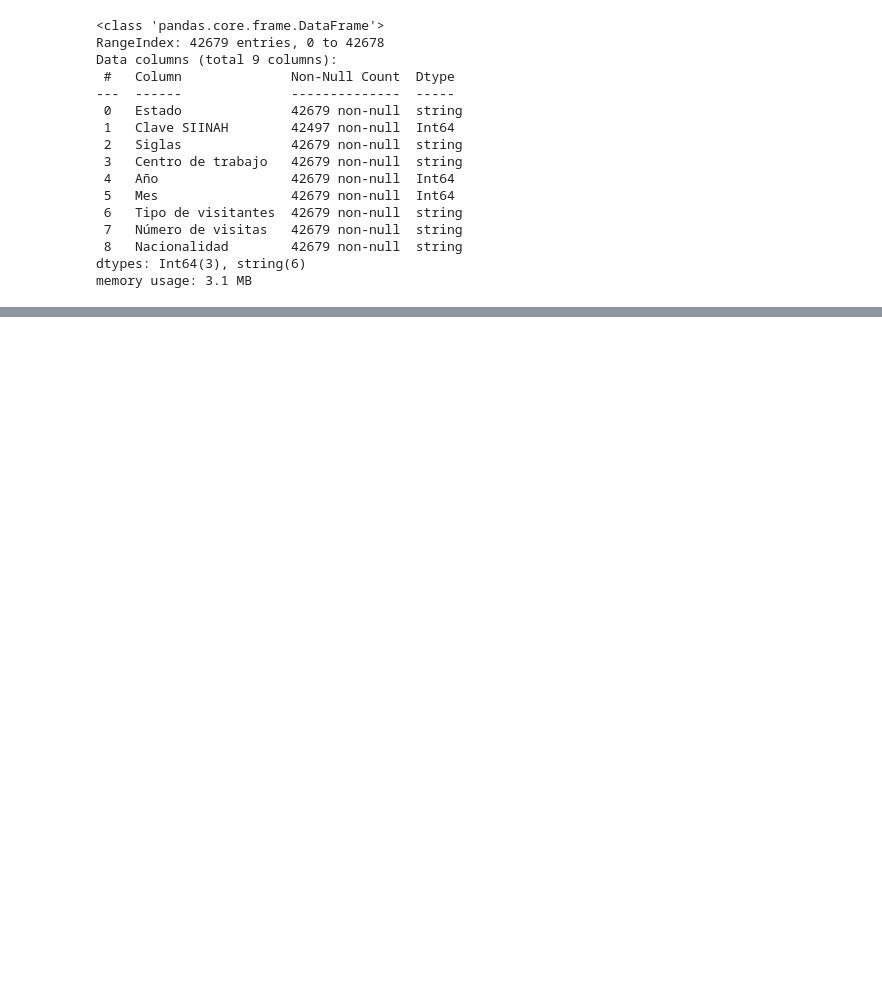
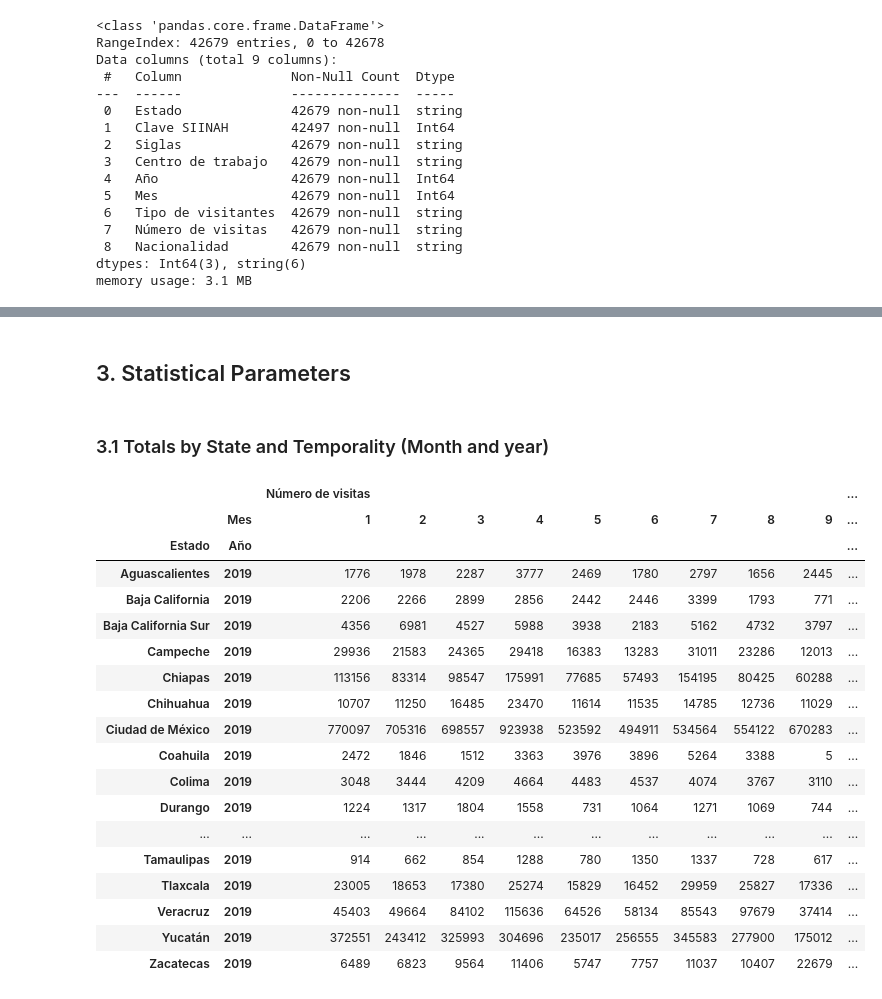
Before and after one commit to JoseMelNet/Reto_Data_Science_INAH, a Jupyter notebook: main.ipynb, the cells around one changed output, grey strips where cells are left out. Saved outputs shown, nothing was run; the diff lists cells and outputs as text; code cells hidden in the pictures; blank space fills up the shorter version.

```diff
--- a/main.ipynb
+++ b/main.ipynb
@@ -134,0 +164,28 @@ dfn.groupby('Mes').sum()
+# %% [markdown]
+## 3. Statistical Parameters
+# %% [markdown]
+### 3.1 Totals by State and Temporality (Month and year)
+# %%
+# Group data by 'Estado', 'Año' and 'Mes'
+df_state_temporality = dfn.groupby(['Estado', 'Año', 'Mes'])['Número de visitas'].sum().to_frame()
+df_state_temporality.unstack('Mes')
+# %% [output]
+|  |  | Número de visitas |  |  |  |  |  |  |  |  | ... |
+|  | Mes | 1 | 2 | 3 | 4 | 5 | 6 | 7 | 8 | 9 | ... |
+| Estado | Año |  |  |  |  |  |  |  |  |  | ... |
+| Aguascalientes | 2019 | 1776 | 1978 | 2287 | 3777 | 2469 | 1780 | 2797 | 1656 | 2445 | ... |
+| Baja California | 2019 | 2206 | 2266 | 2899 | 2856 | 2442 | 2446 | 3399 | 1793 | 771 | ... |
+| Baja California Sur | 2019 | 4356 | 6981 | 4527 | 5988 | 3938 | 2183 | 5162 | 4732 | 3797 | ... |
+| Campeche | 2019 | 29936 | 21583 | 24365 | 29418 | 16383 | 13283 | 31011 | 23286 | 12013 | ... |
+| Chiapas | 2019 | 113156 | 83314 | 98547 | 175991 | 77685 | 57493 | 154195 | 80425 | 60288 | ... |
+| Chihuahua | 2019 | 10707 | 11250 | 16485 | 23470 | 11614 | 11535 | 14785 | 12736 | 11029 | ... |
+| Ciudad de México | 2019 | 770097 | 705316 | 698557 | 923938 | 523592 | 494911 | 534564 | 554122 | 670283 | ... |
+| Coahuila | 2019 | 2472 | 1846 | 1512 | 3363 | 3976 | 3896 | 5264 | 3388 | 5 | ... |
+| Colima | 2019 | 3048 | 3444 | 4209 | 4664 | 4483 | 4537 | 4074 | 3767 | 3110 | ... |
+| Durango | 2019 | 1224 | 1317 | 1804 | 1558 | 731 | 1064 | 1271 | 1069 | 744 | ... |
+| ... | ... | ... | ... | ... | ... | ... | ... | ... | ... | ... | ... |
+| Tamaulipas | 2019 | 914 | 662 | 854 | 1288 | 780 | 1350 | 1337 | 728 | 617 | ... |
+| Tlaxcala | 2019 | 23005 | 18653 | 17380 | 25274 | 15829 | 16452 | 29959 | 25827 | 17336 | ... |
+| Veracruz | 2019 | 45403 | 49664 | 84102 | 115636 | 64526 | 58134 | 85543 | 97679 | 37414 | ... |
+| Yucatán | 2019 | 372551 | 243412 | 325993 | 304696 | 235017 | 256555 | 345583 | 277900 | 175012 | ... |
+| Zacatecas | 2019 | 6489 | 6823 | 9564 | 11406 | 5747 | 7757 | 11037 | 10407 | 22679 | ... |
```
Also changed, not shown: parts of 43 cells of this notebook, 1 other file.
